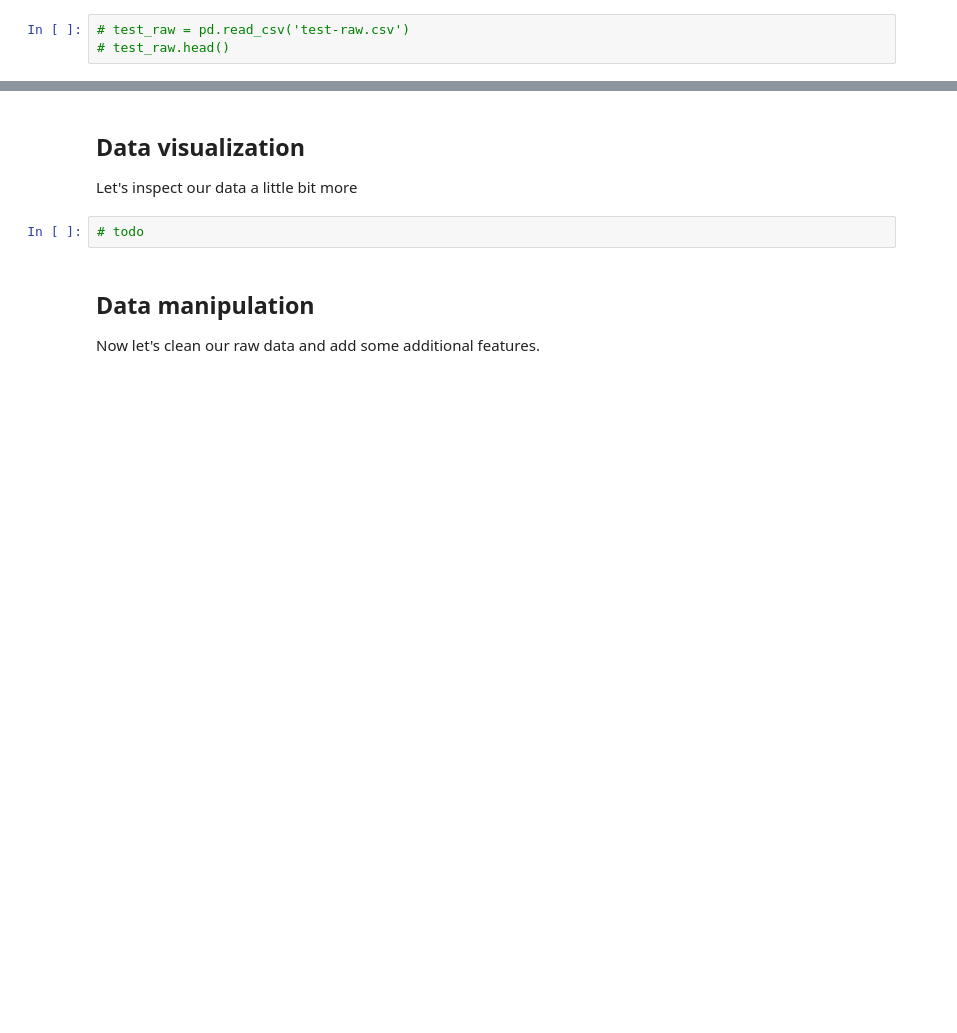
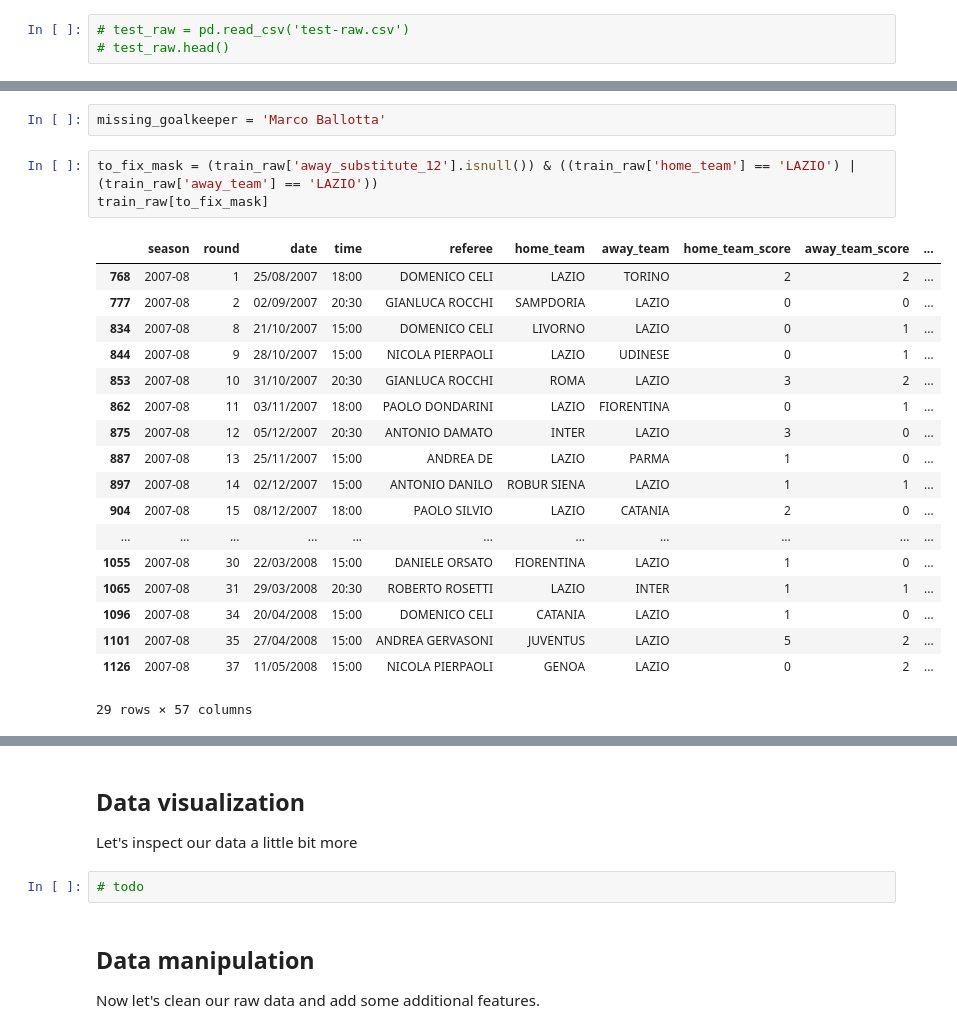
Before and after one commit to davnig/football-match-results-prediction, a Jupyter notebook: data_preprocessing.ipynb, the cells around one changed output, grey strips where cells are left out. Saved outputs shown, nothing was run; the diff lists cells and outputs as text; blank space fills up the shorter version.

```diff
--- a/data_preprocessing.ipynb
+++ b/data_preprocessing.ipynb
@@ -30,0 +37,24 @@ train_raw.head()
+# %%
+missing_goalkeeper = 'Marco Ballotta'
+# %%
+to_fix_mask = (train_raw['away_substitute_12'].isnull()) & ((train_raw['home_team'] == 'LAZIO') | (train_raw['away_team'] == 'LAZIO'))
+train_raw[to_fix_mask]
+# %% [output]
+|  | season | round | date | time | referee | home_team | away_team | home_team_score | away_team_score | ... |
+| 768 | 2007-08 | 1 | 25/08/2007 | 18:00 | DOMENICO CELI | LAZIO | TORINO | 2 | 2 | ... |
+| 777 | 2007-08 | 2 | 02/09/2007 | 20:30 | GIANLUCA ROCCHI | SAMPDORIA | LAZIO | 0 | 0 | ... |
+| 834 | 2007-08 | 8 | 21/10/2007 | 15:00 | DOMENICO CELI | LIVORNO | LAZIO | 0 | 1 | ... |
+| 844 | 2007-08 | 9 | 28/10/2007 | 15:00 | NICOLA PIERPAOLI | LAZIO | UDINESE | 0 | 1 | ... |
+| 853 | 2007-08 | 10 | 31/10/2007 | 20:30 | GIANLUCA ROCCHI | ROMA | LAZIO | 3 | 2 | ... |
+| 862 | 2007-08 | 11 | 03/11/2007 | 18:00 | PAOLO DONDARINI | LAZIO | FIORENTINA | 0 | 1 | ... |
+| 875 | 2007-08 | 12 | 05/12/2007 | 20:30 | ANTONIO DAMATO | INTER | LAZIO | 3 | 0 | ... |
+| 887 | 2007-08 | 13 | 25/11/2007 | 15:00 | ANDREA DE | LAZIO | PARMA | 1 | 0 | ... |
+| 897 | 2007-08 | 14 | 02/12/2007 | 15:00 | ANTONIO DANILO | ROBUR SIENA | LAZIO | 1 | 1 | ... |
+| 904 | 2007-08 | 15 | 08/12/2007 | 18:00 | PAOLO SILVIO | LAZIO | CATANIA | 2 | 0 | ... |
+| ... | ... | ... | ... | ... | ... | ... | ... | ... | ... | ... |
+| 1055 | 2007-08 | 30 | 22/03/2008 | 15:00 | DANIELE ORSATO | FIORENTINA | LAZIO | 1 | 0 | ... |
+| 1065 | 2007-08 | 31 | 29/03/2008 | 20:30 | ROBERTO ROSETTI | LAZIO | INTER | 1 | 1 | ... |
+| 1096 | 2007-08 | 34 | 20/04/2008 | 15:00 | DOMENICO CELI | CATANIA | LAZIO | 1 | 0 | ... |
+| 1101 | 2007-08 | 35 | 27/04/2008 | 15:00 | ANDREA GERVASONI | JUVENTUS | LAZIO | 5 | 2 | ... |
+| 1126 | 2007-08 | 37 | 11/05/2008 | 15:00 | NICOLA PIERPAOLI | GENOA | LAZIO | 0 | 2 | ... |
+29 rows × 57 columns
```
Also changed, not shown: parts of 7 cells of this notebook.
